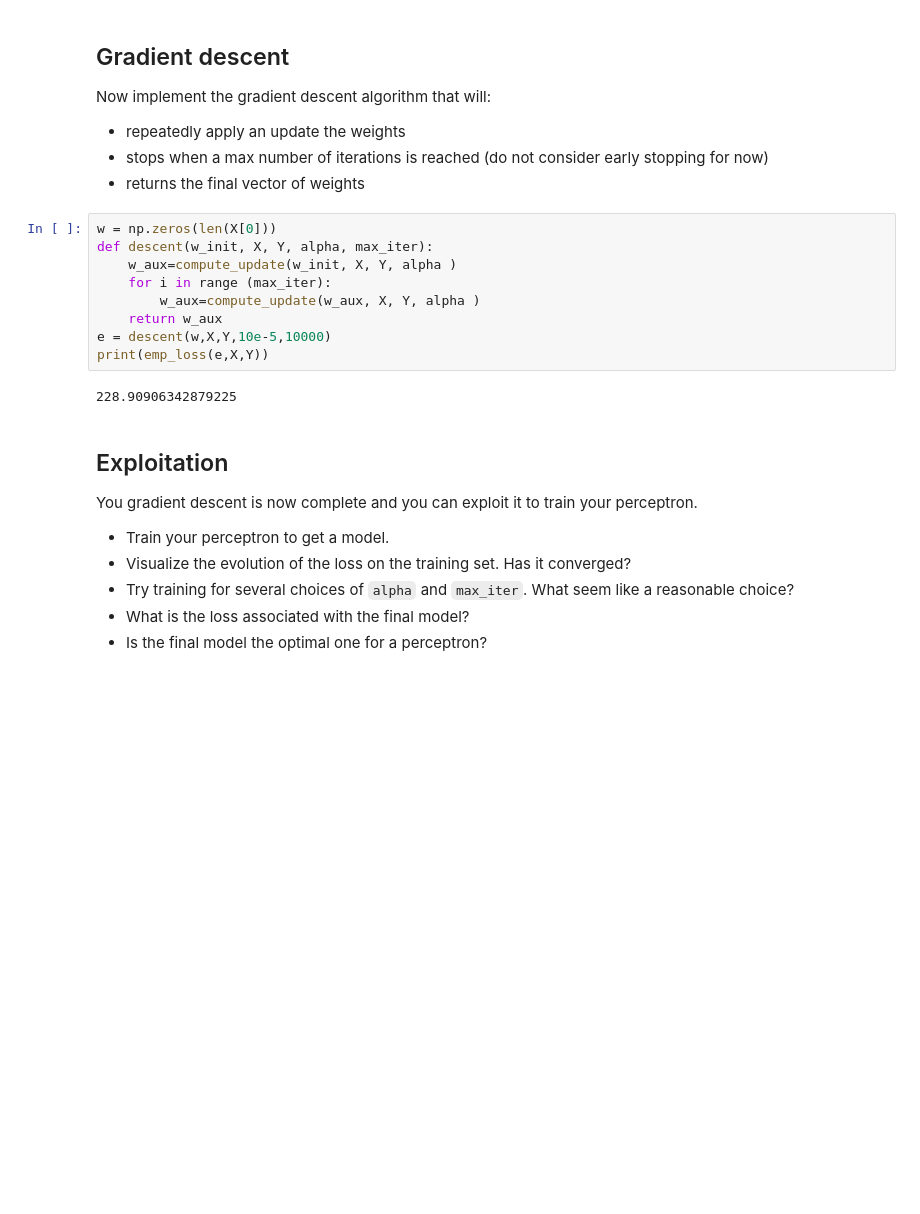
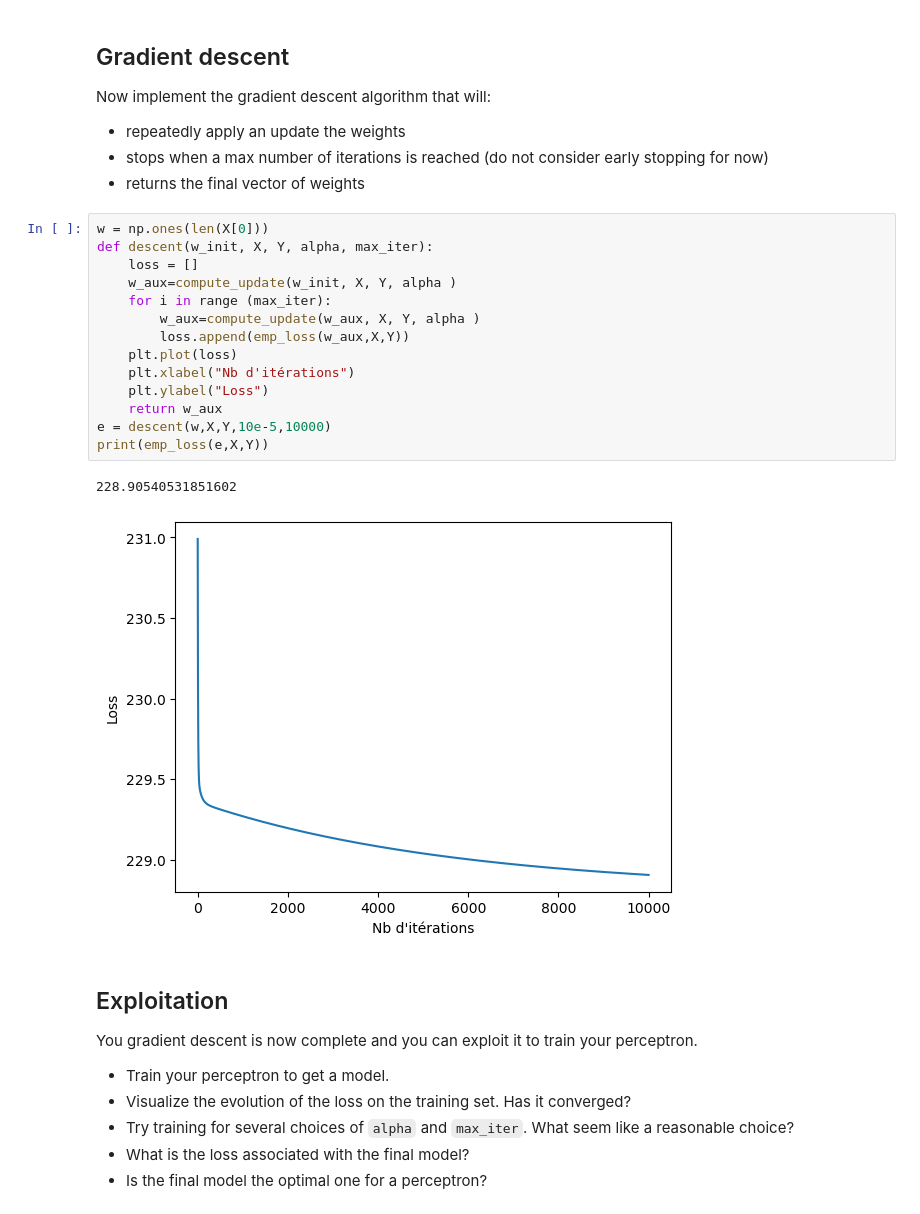
Before and after one commit to posornio/TP_ML, a Jupyter notebook: perceptron.ipynb, the cells around one changed output. Drawn from its saved outputs; the diff is of its cells as text; blank space fills up the shorter version.

```diff
--- a/perceptron.ipynb
+++ b/perceptron.ipynb
@@ -172,16 +176,22 @@ Now implement the gradient descent algorithm that will:
 - stops when a max number of iterations is reached (do not consider early stopping for now)
 - returns the final vector of weights
 # %%
-w = np.zeros(len(X[0]))
+w = np.ones(len(X[0]))
 def descent(w_init, X, Y, alpha, max_iter):
+    loss = []
     w_aux=compute_update(w_init, X, Y, alpha )
     for i in range (max_iter):
         w_aux=compute_update(w_aux, X, Y, alpha )
+        loss.append(emp_loss(w_aux,X,Y))
+    plt.plot(loss)
+    plt.xlabel("Nb d'itérations")
+    plt.ylabel("Loss")
     return w_aux
 e = descent(w,X,Y,10e-5,10000)
 print(emp_loss(e,X,Y))
 # %% [output]
-228.90906342879225
+228.90540531851602
+[figure, added]
 # %% [markdown]
 ## Exploitation
 
```
Also changed, not shown: parts of 6 cells of this notebook, 1 other file.
